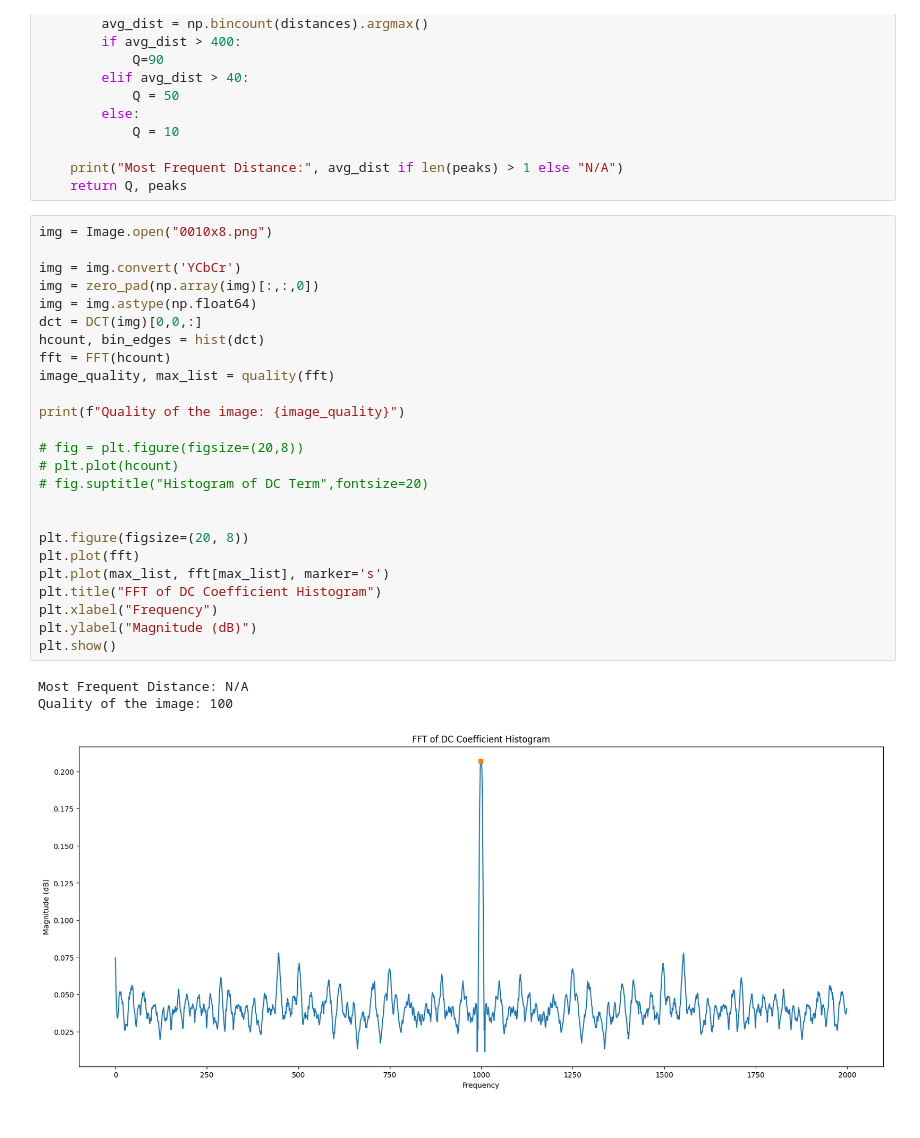
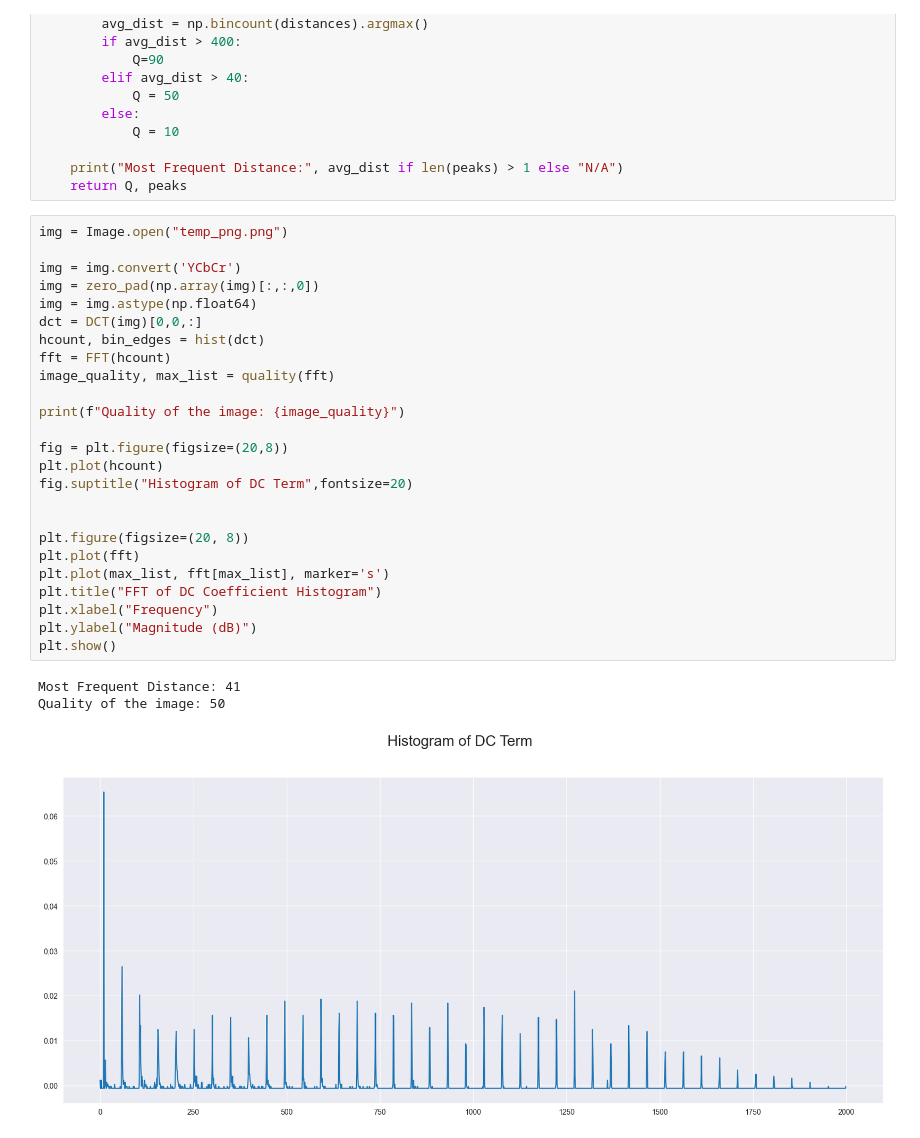
Before and after one commit to Zeffar/JPEG_Detection, a Jupyter notebook: quality_level_detection.ipynb, the cells around one changed output. Saved outputs shown, nothing was run; the diff lists cells and outputs as text.

```diff
--- a/quality_level_detection.ipynb
+++ b/quality_level_detection.ipynb
@@ -67,31 +66,31 @@ def quality(x, N=2000):
     print("Most Frequent Distance:", avg_dist if len(peaks) > 1 else "N/A")
     return Q, peaks
 # %%
-img = Image.open("0010x8.png")
+img = Image.open("temp_png.png")
 
 img = img.convert('YCbCr')
 img = zero_pad(np.array(img)[:,:,0])
 img = img.astype(np.float64)
 dct = DCT(img)[0,0,:]
 hcount, bin_edges = hist(dct)
 fft = FFT(hcount)
 image_quality, max_list = quality(fft)
 
 print(f"Quality of the image: {image_quality}")
 
-# fig = plt.figure(figsize=(20,8))
-# plt.plot(hcount)
-# fig.suptitle("Histogram of DC Term",fontsize=20)
+fig = plt.figure(figsize=(20,8))
+plt.plot(hcount)
+fig.suptitle("Histogram of DC Term",fontsize=20)
 
 
 plt.figure(figsize=(20, 8))
 plt.plot(fft)
 plt.plot(max_list, fft[max_list], marker='s')
 plt.title("FFT of DC Coefficient Histogram")
 plt.xlabel("Frequency")
 plt.ylabel("Magnitude (dB)")
 plt.show()
 # %% [output]
-Most Frequent Distance: N/A
-Quality of the image: 100
+Most Frequent Distance: 41
+Quality of the image: 50
-[figure, old version]
+[figure, new version]
```
Also changed, not shown: parts of 2 cells of this notebook, 2 other files.
